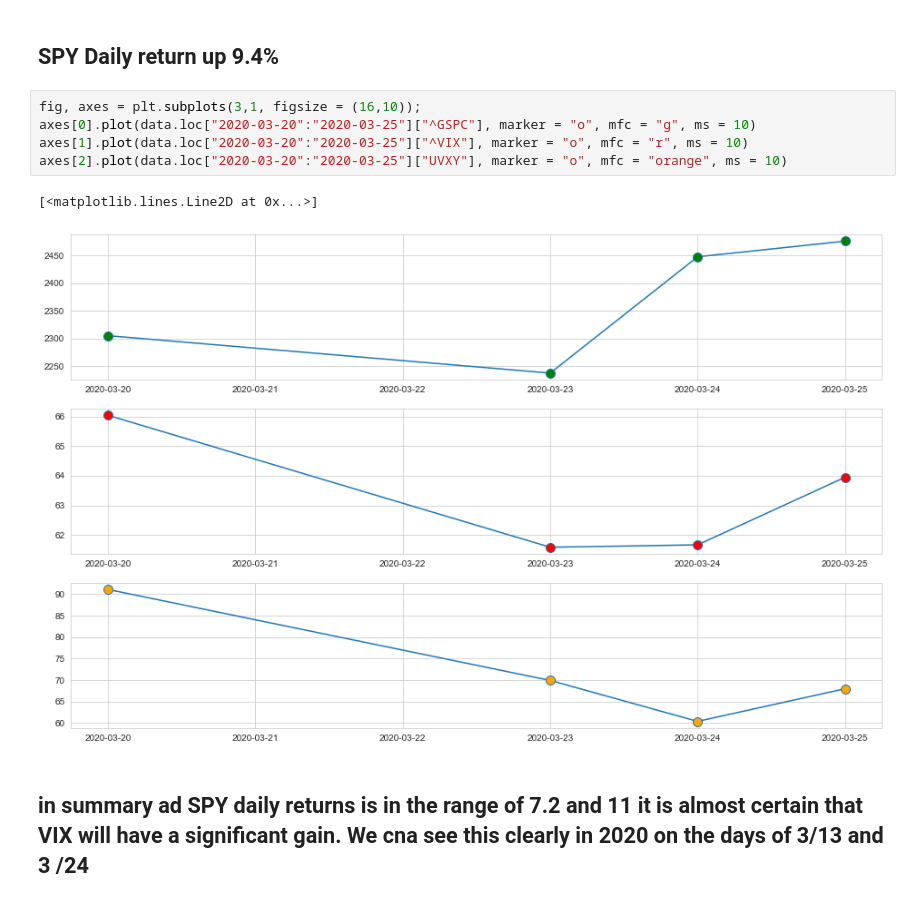
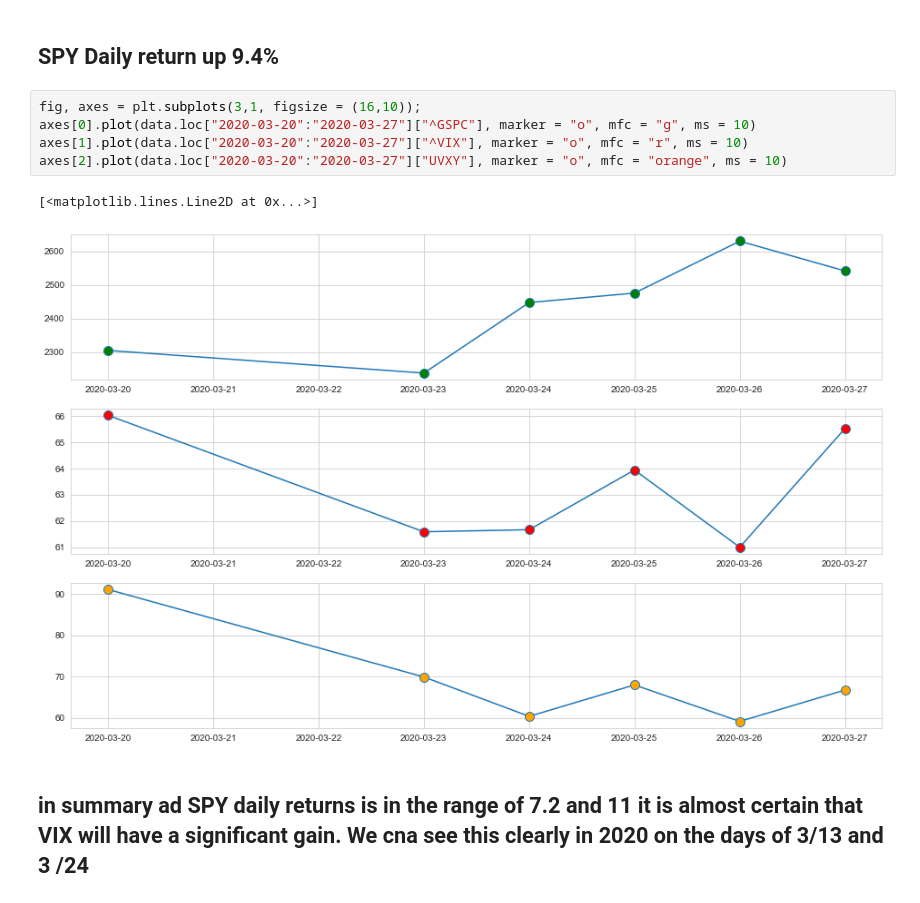
Before and after one commit to Berkat0789/Portfolio, a Jupyter notebook: Finance/Vix_Analysis/VIX vs SPY.ipynb, the cells around one changed output. Drawn from its saved outputs; the diff is of its cells as text.

```diff
--- a/Finance/Vix_Analysis/VIX vs SPY.ipynb
+++ b/Finance/Vix_Analysis/VIX vs SPY.ipynb
@@ -181,12 +177,12 @@ axes[2].plot(data.loc["2020-03-10":"2020-03-17"]["UVXY"], marker = "o", mfc = "o
 ## SPY Daily return up 9.4%
 # %%
 fig, axes = plt.subplots(3,1, figsize = (16,10));
-axes[0].plot(data.loc["2020-03-20":"2020-03-25"]["^GSPC"], marker = "o", mfc = "g", ms = 10)
-axes[1].plot(data.loc["2020-03-20":"2020-03-25"]["^VIX"], marker = "o", mfc = "r", ms = 10)
-axes[2].plot(data.loc["2020-03-20":"2020-03-25"]["UVXY"], marker = "o", mfc = "orange", ms = 10)
+axes[0].plot(data.loc["2020-03-20":"2020-03-27"]["^GSPC"], marker = "o", mfc = "g", ms = 10)
+axes[1].plot(data.loc["2020-03-20":"2020-03-27"]["^VIX"], marker = "o", mfc = "r", ms = 10)
+axes[2].plot(data.loc["2020-03-20":"2020-03-27"]["UVXY"], marker = "o", mfc = "orange", ms = 10)
 # %% [output]
 [<matplotlib.lines.Line2D at 0x...>]
-[figure, old version]
+[figure, new version]
 # %% [markdown]
 ## in summary ad SPY daily returns is in the range of 7.2 and 11 it is almost certain that VIX will have a significant gain. We cna see this clearly in 2020 on the days of 3/13 and 3 /24
 # %% [markdown]
```
Also changed, not shown: parts of 13 cells of this notebook, 3 other files.
